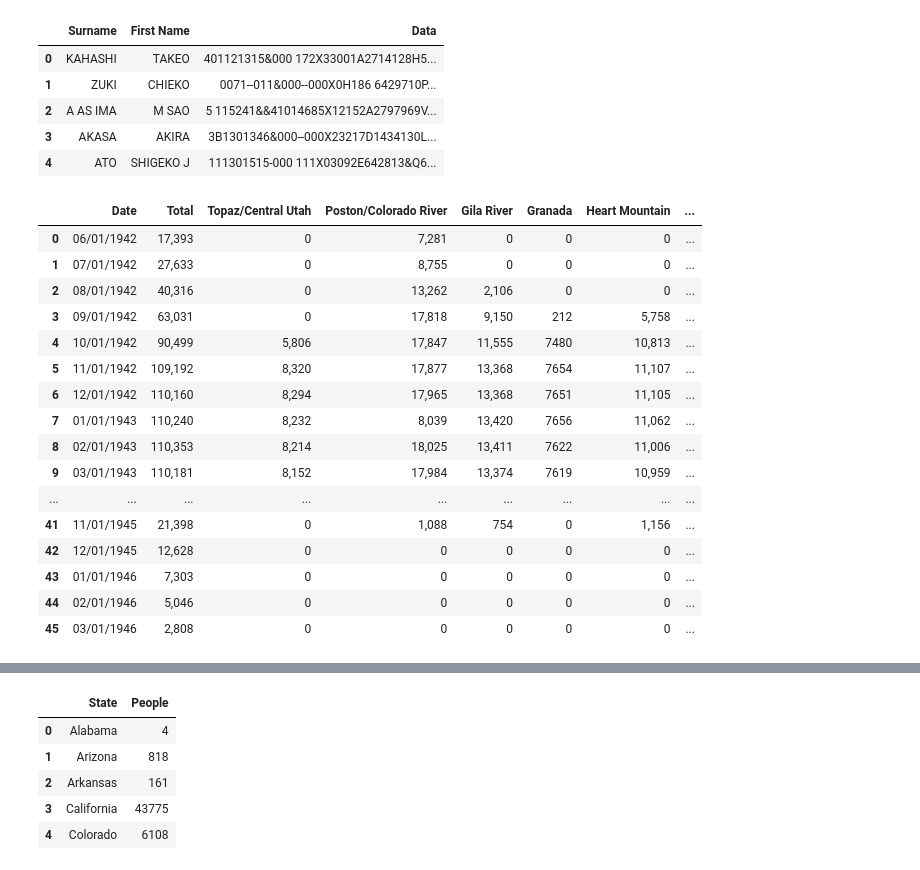
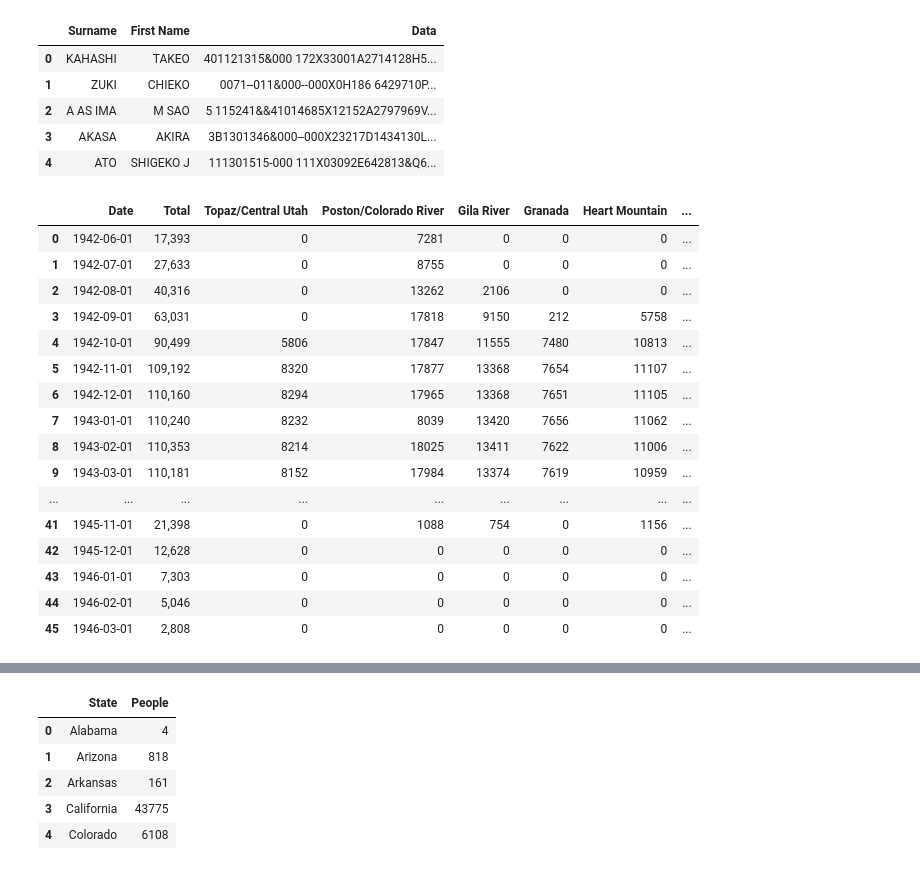
Before and after one commit to ds-modules/colwrit-r4b, a Jupyter notebook: Loading-Cleaning Data.ipynb, the cells around one changed output, grey strips where cells are left out. Saved outputs shown, nothing was run; the diff lists cells and outputs as text; code cells hidden in the pictures.

```diff
--- a/Loading-Cleaning Data.ipynb
+++ b/Loading-Cleaning Data.ipynb
@@ -34,29 +34,52 @@ og_data.head()
 | 2 | A AS IMA | M SAO | 5 115241&&41014685X12152A2797969V... |
 | 3 | AKASA | AKIRA | 3B1301346&000--000X23217D1434130L... |
 | 4 | ATO | SHIGEKO J | 111301515-000 111X03092E642813&Q6... |
-# %%
-#Camp Populations by month
-#We can see when camps closed/opened based on where the zeros start
-#Date of first of the month with the total populations over time
-#Line plot could be useful
-#Data collected at beginning of month?
-pop_by_month = pd.read_csv("CampPopulationsByMonth.csv", error_bad_lines = False)
-pop_by_month
-# %% [output]
-|  | Date | Total | Topaz/Central Utah | Poston/Colorado River | Gila River | Granada | Heart Mountain | ... |
-| 0 | 06/01/1942 | 17,393 | 0 | 7,281 | 0 | 0 | 0 | ... |
-| 1 | 07/01/1942 | 27,633 | 0 | 8,755 | 0 | 0 | 0 | ... |
-| 2 | 08/01/1942 | 40,316 | 0 | 13,262 | 2,106 | 0 | 0 | ... |
-| 3 | 09/01/1942 | 63,031 | 0 | 17,818 | 9,150 | 212 | 5,758 | ... |
-| 4 | 10/01/1942 | 90,499 | 5,806 | 17,847 | 11,555 | 7480 | 10,813 | ... |
-| 5 | 11/01/1942 | 109,192 | 8,320 | 17,877 | 13,368 | 7654 | 11,107 | ... |
-| 6 | 12/01/1942 | 110,160 | 8,294 | 17,965 | 13,368 | 7651 | 11,105 | ... |
-| 7 | 01/01/1943 | 110,240 | 8,232 | 8,039 | 13,420 | 7656 | 11,062 | ... |
-| 8 | 02/01/1943 | 110,353 | 8,214 | 18,025 | 13,411 | 7622 | 11,006 | ... |
-| 9 | 03/01/1943 | 110,181 | 8,152 | 17,984 | 13,374 | 7619 | 10,959 | ... |
-| ... | ... | ... | ... | ... | ... | ... | ... | ... |
-| 41 | 11/01/1945 | 21,398 | 0 | 1,088 | 754 | 0 | 1,156 | ... |
-| 42 | 12/01/1945 | 12,628 | 0 | 0 | 0 | 0 | 0 | ... |
-| 43 | 01/01/1946 | 7,303 | 0 | 0 | 0 | 0 | 0 | ... |
-| 44 | 02/01/1946 | 5,046 | 0 | 0 | 0 | 0 | 0 | ... |
-| 45 | 03/01/1946 | 2,808 | 0 | 0 | 0 | 0 | 0 | ... |
+# %%
+#Camp Populations by month
+#We can see when camps closed/opened based on where the zeros start
+#Date of first of the month with the total populations over time
+#Line plot could be useful
+#Data collected at beginning of month?
+pop_by_month = pd.read_csv("CampPopulationsByMonth.csv", error_bad_lines = False)
+pop_by_month['Date']= pd.to_datetime(pop_by_month['Date'])
+
+pop_by_month["Topaz/Central Utah"] = pop_by_month["Topaz/Central Utah"].str.replace(',', '')
+pop_by_month['Topaz/Central Utah'] = pop_by_month['Topaz/Central Utah'].astype(int)
+pop_by_month["Poston/Colorado River"] = pop_by_month["Poston/Colorado River"].str.replace(',', '')
+pop_by_month['Poston/Colorado River'] = pop_by_month['Poston/Colorado River'].astype(int)
+pop_by_month["Gila River"] = pop_by_month["Gila River"].str.replace(',', '')
+pop_by_month['Gila River'] = pop_by_month['Gila River'].astype(int)
+pop_by_month["Granada"] = pop_by_month["Granada"].str.replace(',', '')
+pop_by_month['Granada'] = pop_by_month['Granada'].astype(int)
+pop_by_month["Heart Mountain"] = pop_by_month["Heart Mountain"].str.replace(',', '')
+pop_by_month['Heart Mountain'] = pop_by_month['Heart Mountain'].astype(int)
+pop_by_month["Jerome"] = pop_by_month["Jerome"].str.replace(',', '')
+pop_by_month['Jerome'] = pop_by_month['Jerome'].astype(int)
+pop_by_month["Manzanar"] = pop_by_month["Manzanar"].str.replace(',', '')
+pop_by_month['Manzanar'] = pop_by_month['Manzanar'].astype(int)
+pop_by_month["Minidoka"] = pop_by_month["Minidoka"].str.replace(',', '')
+pop_by_month['Minidoka'] = pop_by_month['Minidoka'].astype(int)
+pop_by_month["Rohwer"] = pop_by_month["Rohwer"].str.replace(',', '')
+pop_by_month['Rohwer'] = pop_by_month['Rohwer'].astype(int)
+pop_by_month["Tule Lake"] = pop_by_month["Tule Lake"].str.replace(',', '')
+pop_by_month['Tule Lake'] = pop_by_month['Tule Lake'].astype(int)
+
+pop_by_month
+# %% [output]
+|  | Date | Total | Topaz/Central Utah | Poston/Colorado River | Gila River | Granada | Heart Mountain | ... |
+| 0 | 1942-06-01 | 17,393 | 0 | 7281 | 0 | 0 | 0 | ... |
+| 1 | 1942-07-01 | 27,633 | 0 | 8755 | 0 | 0 | 0 | ... |
+| 2 | 1942-08-01 | 40,316 | 0 | 13262 | 2106 | 0 | 0 | ... |
+| 3 | 1942-09-01 | 63,031 | 0 | 17818 | 9150 | 212 | 5758 | ... |
+| 4 | 1942-10-01 | 90,499 | 5806 | 17847 | 11555 | 7480 | 10813 | ... |
+| 5 | 1942-11-01 | 109,192 | 8320 | 17877 | 13368 | 7654 | 11107 | ... |
+| 6 | 1942-12-01 | 110,160 | 8294 | 17965 | 13368 | 7651 | 11105 | ... |
+| 7 | 1943-01-01 | 110,240 | 8232 | 8039 | 13420 | 7656 | 11062 | ... |
+| 8 | 1943-02-01 | 110,353 | 8214 | 18025 | 13411 | 7622 | 11006 | ... |
+| 9 | 1943-03-01 | 110,181 | 8152 | 17984 | 13374 | 7619 | 10959 | ... |
+| ... | ... | ... | ... | ... | ... | ... | ... | ... |
+| 41 | 1945-11-01 | 21,398 | 0 | 1088 | 754 | 0 | 1156 | ... |
+| 42 | 1945-12-01 | 12,628 | 0 | 0 | 0 | 0 | 0 | ... |
+| 43 | 1946-01-01 | 7,303 | 0 | 0 | 0 | 0 | 0 | ... |
+| 44 | 1946-02-01 | 5,046 | 0 | 0 | 0 | 0 | 0 | ... |
+| 45 | 1946-03-01 | 2,808 | 0 | 0 | 0 | 0 | 0 | ... |
```
Also changed, not shown: parts of 5 cells of this notebook.
